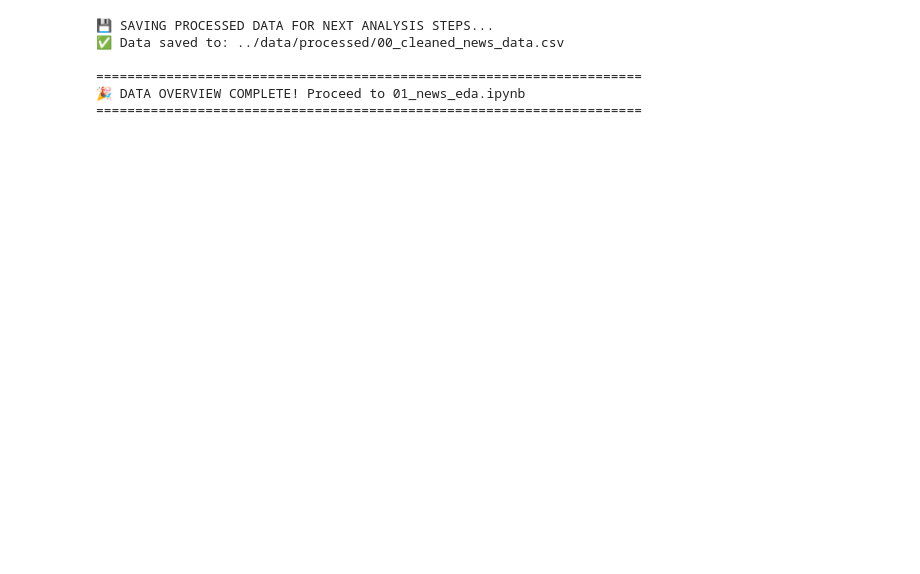
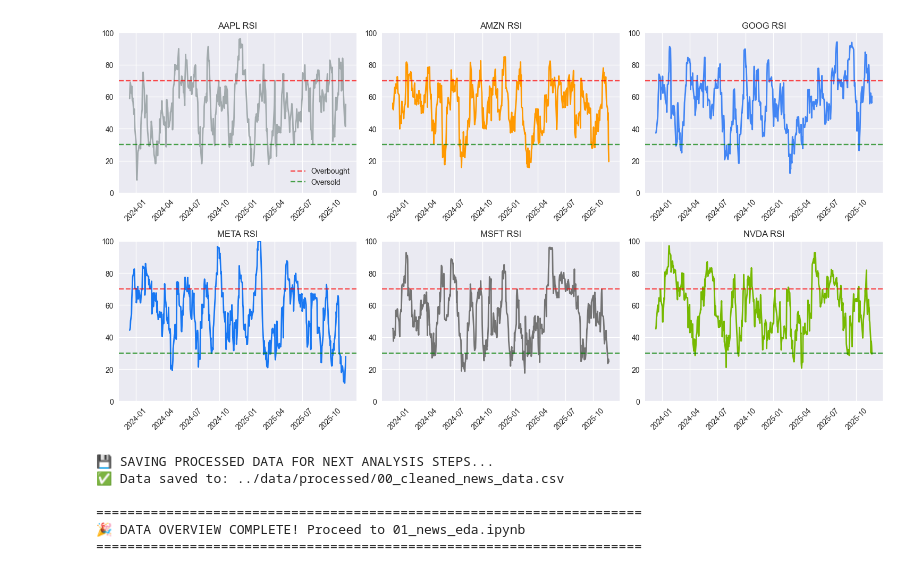
Before and after one commit to melat33/Financial_News_Stock_Analysis, a Jupyter notebook: notebooks/data_overview_eda.ipynb, the cells around one changed output. Cells and saved outputs as stored; diff of their text form; code cells hidden in the pictures; blank space fills up the shorter version.

```diff
--- a/notebooks/data_overview_eda.ipynb
+++ b/notebooks/data_overview_eda.ipynb
@@ -399,66 +265,25 @@ Expected companies: ['AAPL', 'AMZN', 'GOOG', 'META', 'MSFT', 'NVDA']
 # %%
-# %% [markdown]
-# ## 🎯 Key Insights & Recommendations
+# CELL 7: RSI Analysis
+if 'RSI' in df.columns:
+    print("📈 RSI ANALYSIS")
+    print("=" * 50)
 
-# %%
-# Generate key insights
-print("\n💡 KEY INSIGHTS & RECOMMENDATIONS")
-print("=" * 70)
+    fig, axes = plt.subplots(2, 3, figsize=(15, 8))
+    axes = axes.flatten()
 
-# Ensure required columns exist
-if 'year_month' not in df.columns:
-    df['year_month'] = df['date'].dt.to_period('M')
+    for i, ticker in enumerate(TICKERS):
+        if i < len(axes):
+            stock_data = df[df['Stock'] == ticker].sort_values('Date')
+            axes[i].plot(stock_data['Date'], stock_data['RSI'],
+                        color=company_colors[ticker], linewidth=2)
+            axes[i].axhline(70, color='r', linestyle='--', alpha=0.7, label='Overbought')
+            axes[i].axhline(30, color='g', linestyle='--', alpha=0.7, label='Oversold')
+            axes[i].set_title(f'{ticker} RSI')
+            axes[i].set_ylim(0, 100)
+            axes[i].tick_params(axis='x', rotation=45)
+            if i == 0:
+                axes[i].legend()
 
-if 'headline_length' not in df.columns:
-    df['headline_length'] = df['headline'].str.len()
-
-# Insight 1: Market attention distribution
-company_counts = df['stock'].value_counts()
-most_covered = company_counts.index[0]
-least_covered = company_counts.index[-1]
-coverage_ratio = company_counts.iloc[0] / company_counts.iloc[-1]
-
-print(f"📊 MARKET ATTENTION ANALYSIS:")
-print(f"   • {most_covered} receives {coverage_ratio:.1f}x more coverage than {least_covered}")
-print(f"   • Top 3 companies account for {(company_counts.head(3).sum()/len(df)*100):.1f}% of all articles")
-
-# Insight 2: Temporal patterns
-if 'year_month' in df.columns and len(df) > 0:
-    monthly_counts = df['year_month'].value_counts()
-    if len(monthly_counts) > 0:
-        busiest_month = monthly_counts.index[0]
-        quietest_month = monthly_counts.index[-1]
-
-        print(f"\n⏰ TEMPORAL PATTERNS:")
-        print(f"   • Busiest month: {busiest_month} with {monthly_counts.iloc[0]:,} articles")
-        print(f"   • Quietest month: {quietest_month} with {monthly_counts.iloc[-1]:,} articles")
-    else:
-        print(f"\n⏰ TEMPORAL PATTERNS: No monthly data available")
-else:
-    print(f"\n⏰ TEMPORAL PATTERNS: Date data not available")
-
-# Insight 3: Text characteristics
-if 'headline_length' in df.columns:
-    avg_length_all = df['headline_length'].mean()
-    length_variation = df.groupby('stock')['headline_length'].std()
-
-    # Find most and least consistent companies
-    if len(length_variation) > 0:
-        most_consistent = length_variation.idxmin()
-        most_varied = length_variation.idxmax()
-
-        print(f"\n🔤 CONTENT CHARACTERISTICS:")
-        print(f"   • Overall average headline length: {avg_length_all:.1f} characters")
-        print(f"   • Most consistent headlines: {most_consistent} (std: {length_variation.min():.1f})")
-        print(f"   • Most varied headlines: {most_varied} (std: {length_variation.max():.1f})")
-    else:
-        print(f"\n🔤 CONTENT CHARACTERISTICS: No company data available")
-else:
-    print(f"\n🔤 CONTENT CHARACTERISTICS: Text data not available")
-
-print(f"\n🎯 RECOMMENDATIONS:")
-print(f"   1. Focus on {most_covered} for high-frequency analysis")
-print(f"   2. Consider {least_covered} for niche opportunity identification")
-print(f"   3. Monitor temporal patterns for seasonal trading strategies")
-print(f"   4. Validate text quality for NLP model training")
+    plt.tight_layout()
+    plt.show()
 # %% [output]
@@ -485,3 +292,4 @@ print(f"   4. Validate text quality for NLP model training")
+[figure, added]
 # %%
 # %%
 # Save processed data for next notebooks
```
Also changed, not shown: parts of 12 cells of this notebook.
